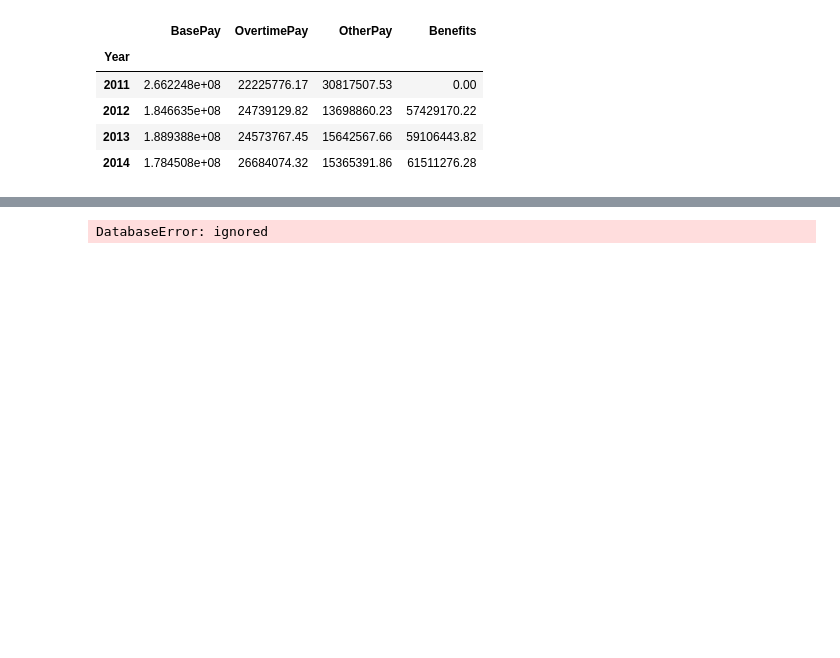
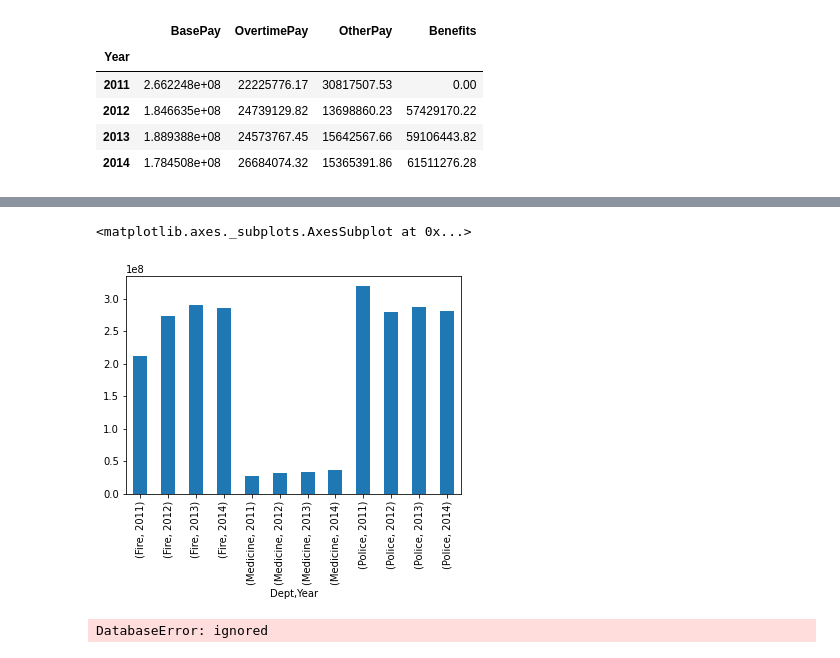
Before and after one commit to EvgenyBelov78/DA1, a Jupyter notebook: Salaries_in_SF.ipynb, the cells around one changed output, grey strips where cells are left out. Drawn from its saved outputs; the diff is of its cells as text; code cells hidden in the pictures; blank space fills up the shorter version.

```diff
--- a/Salaries_in_SF.ipynb
+++ b/Salaries_in_SF.ipynb
@@ -415,0 +442,4 @@ dfpolice.plot(x="Year", y=["BasePay", "OvertimePay","OtherPay",'Benefits'], kind
+# %%
+df['Summa']=df['BasePay']+df["OvertimePay"]+df["OtherPay"]+df['Benefits']
+# %%
+df.loc[df.Benefits.isna(),'Benefits']=0
@@ -415,0 +459,2 @@ dfpolice.plot(x="Year", y=["BasePay", "OvertimePay","OtherPay",'Benefits'], kind
+# %%
+dfbudget=df.groupby(['Dept','Year'])['Summa'].sum()
@@ -416,3 +478,8 @@ dfpolice.plot(x="Year", y=["BasePay", "OvertimePay","OtherPay",'Benefits'], kind
+# %%
+dfbudget.plot(kind='bar',stacked= True )
+# %% [output]
+<matplotlib.axes._subplots.AxesSubplot at 0x...>
+[figure, added]
 # %%
 import psycopg2
 import sqlite3
```
Also changed, not shown: parts of 13 cells of this notebook.
